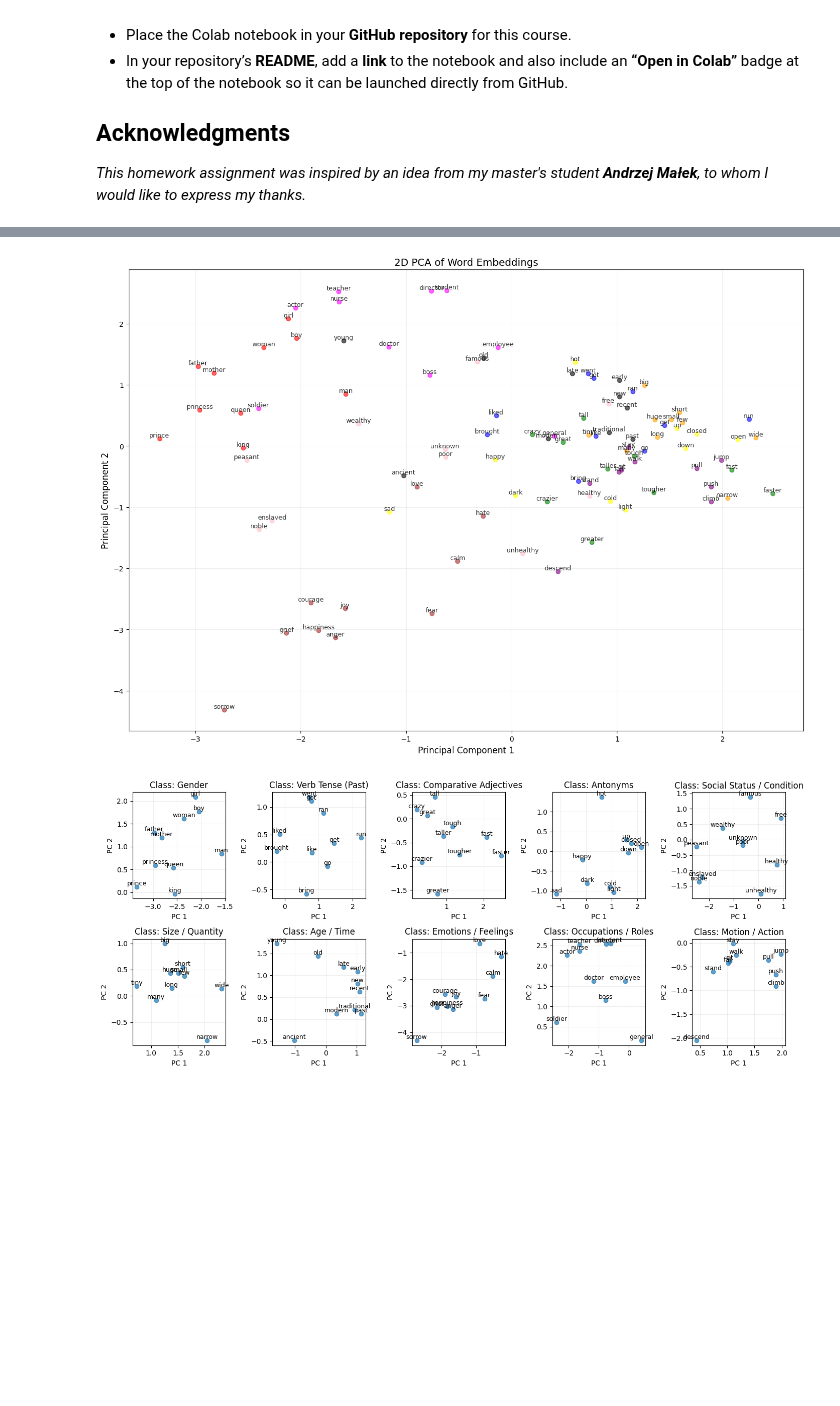
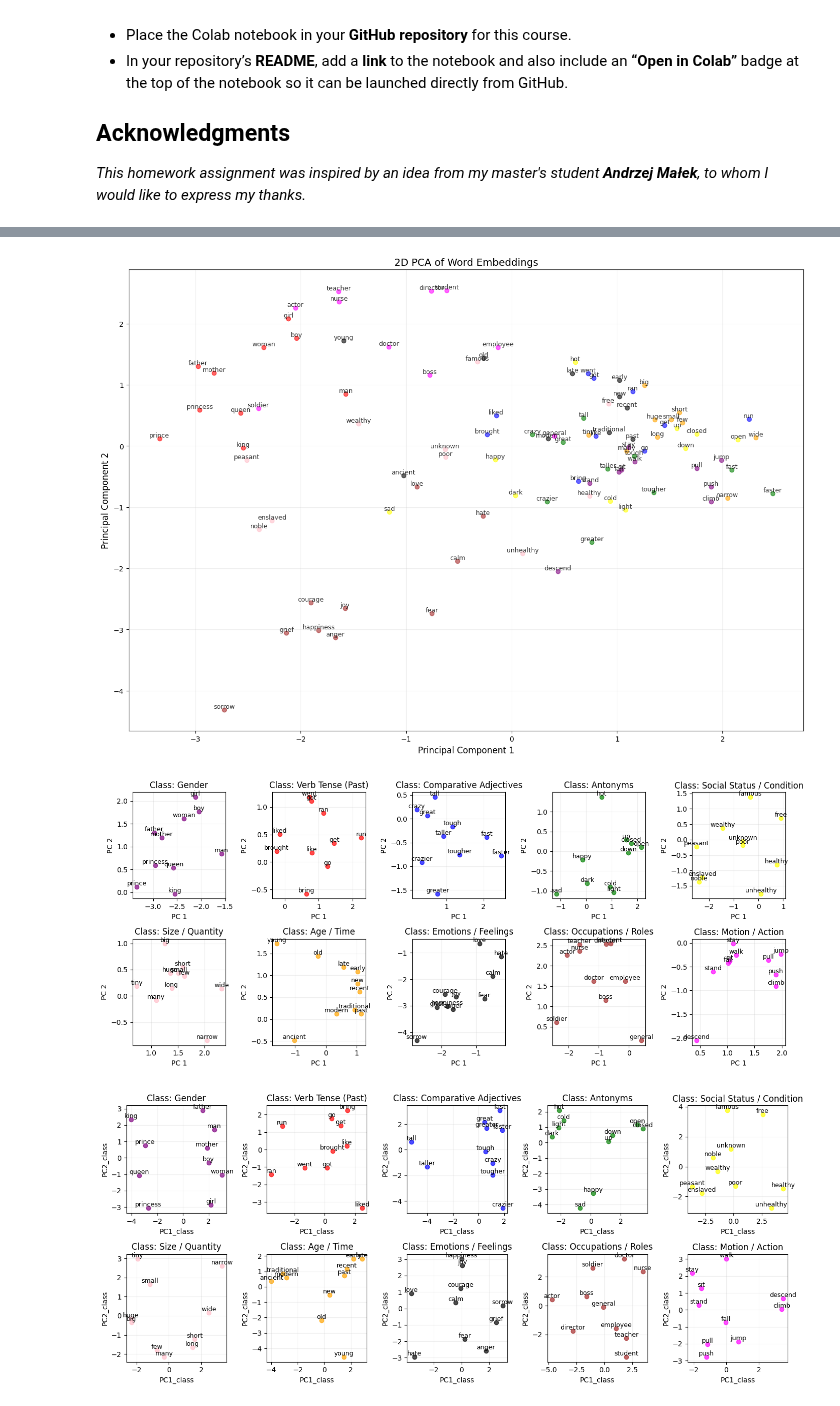
Before and after one commit to Kos261/ML25, a Jupyter notebook: Lab12/HW12.ipynb, the cells around one changed output, grey strips where cells are left out. Cells and saved outputs as stored; diff of their text form; code cells hidden in the pictures; blank space fills up the shorter version.

```diff
--- a/Lab12/HW12.ipynb
+++ b/Lab12/HW12.ipynb
@@ -194,53 +217,77 @@ colors = {
     "Motion / Action":"purple"
 }
 
+classes = words_df["Class"].unique()
+
+
+# 1 BIG PLOT WITH ALL WORDS AND GLOBAL PCA
 plt.figure(figsize=(14, 10))
 ax = plt.gca()
 
 for _, row in words_df.iterrows():
-    color = colors.get(row["Class"], "black")  # Domyślny czarny
+    color = colors.get(row["Class"], "black")  # default black
     ax.scatter(row["PC1"], row["PC2"], color=color, alpha=0.6)
     ax.text(row["PC1"], row["PC2"], row["Word"],
             fontsize=9, ha='center', va='bottom', alpha=0.8)
 
-# Tytuł i osie
 plt.title("2D PCA of Word Embeddings", fontsize=14)
 plt.xlabel("Principal Component 1", fontsize=12)
 plt.ylabel("Principal Component 2", fontsize=12)
-
-# Dodatkowe ulepszenia
 plt.grid(alpha=0.2)
 plt.tight_layout()
 
 plt.show()
 
 
 
-
-
-classes = words_df["Class"].unique()
-
+# 10 PLOTS FOR EACH CLASS WITH GLOBAL PCA
 fig, axes = plt.subplots(2, 5, figsize=(14, 6), squeeze=False)
 axes = axes.flatten()
 
 for idx, class_name in enumerate(classes):
 
     class_data = words_df[words_df["Class"] == class_name]
+    color = colors.get(row["Class"], "black")
+    axes[idx].scatter(class_data['PC1'], class_data['PC2'], alpha=0.7, color=color)
 
-    axes[idx].scatter(class_data['PC1'], class_data['PC2'], alpha=0.7)
-
-    #Etykiety
     for _, row in class_data.iterrows():
         axes[idx].text(row['PC1'], row['PC2'], row['Word'],
                       fontsize=9, ha='center', va='bottom')
 
     axes[idx].set_title(f'Class: {class_name}')
     axes[idx].set_xlabel('PC 1')
     axes[idx].set_ylabel('PC 2')
     axes[idx].grid(alpha=0.2)
 
 plt.tight_layout()
 plt.show()
+
+
+
+# 10 PLOTS FOR EACH CLASS WITH PCA WITHIN CLASS
+classes = words_df["Class"].unique()
+
+fig, axes = plt.subplots(2, 5, figsize=(14, 6), squeeze=False)
+axes = axes.flatten()
+
+for idx, class_name in enumerate(classes):
+
+    class_data = words_df[words_df["Class"] == class_name]
+    color = colors.get(row["Class"], "black")
+    axes[idx].scatter(class_data['PC1_class'], class_data['PC2_class'], alpha=0.7, color=color)
+
+    for _, row in class_data.iterrows():
+        axes[idx].text(row['PC1_class'], row['PC2_class'], row['Word'],
+                      fontsize=9, ha='center', va='bottom')
+
+    axes[idx].set_title(f'Class: {class_name}')
+    axes[idx].set_xlabel('PC1_class')
+    axes[idx].set_ylabel('PC2_class')
+    axes[idx].grid(alpha=0.2)
+
+plt.tight_layout()
+plt.show()
 # %% [output]
 [figure]
-[figure, old version]
+[figure, new version]
+[figure, added]
```
Also changed, not shown: parts of 5 cells of this notebook.
